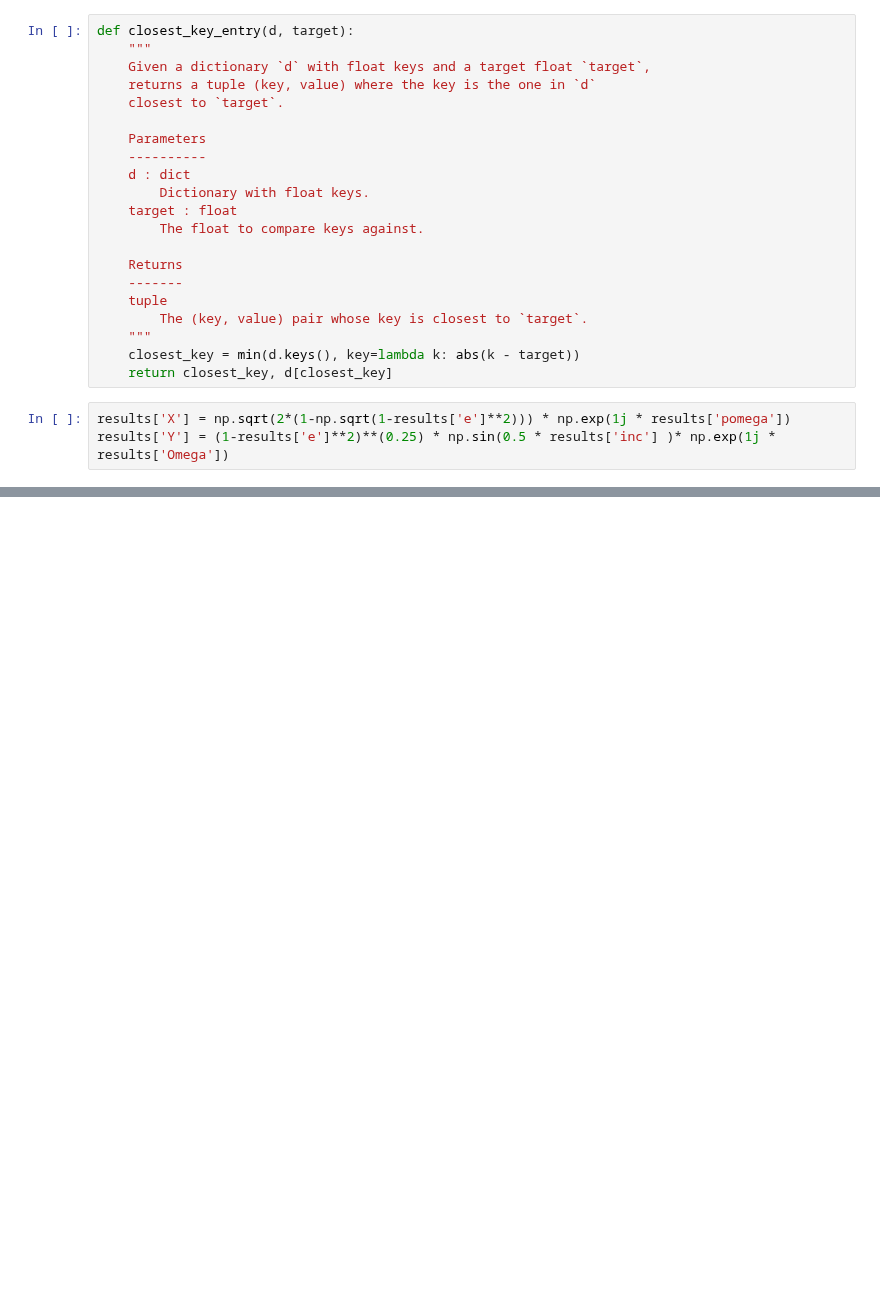
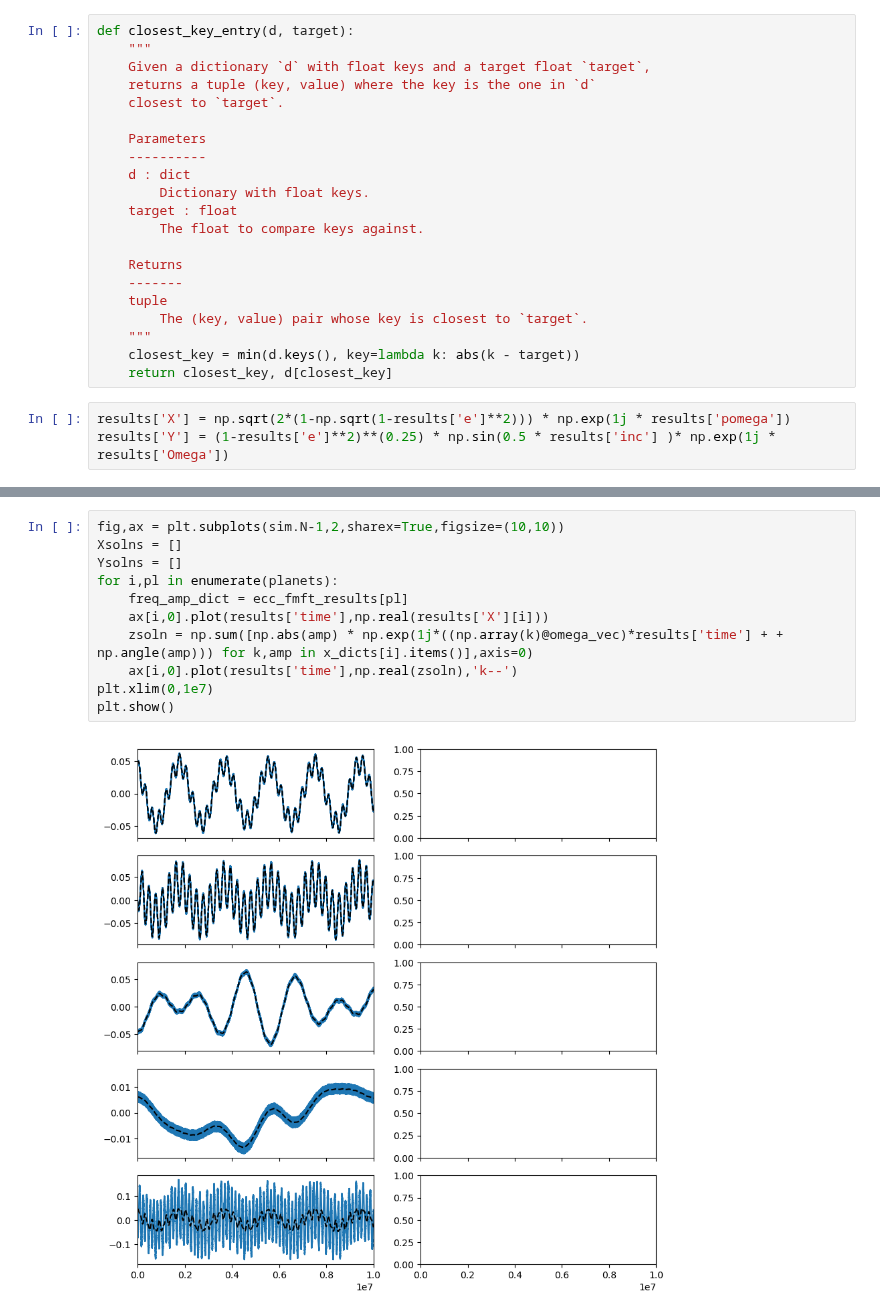
Before and after one commit to kavidey/action-angle-discovery, a Jupyter notebook: Integrations.ipynb, the cells around one changed output, grey strips where cells are left out. Cells and saved outputs as stored; diff of their text form; blank space fills up the shorter version.

```diff
--- a/Integrations.ipynb
+++ b/Integrations.ipynb
@@ -312,0 +316,13 @@ kvec                     omega   err.    amplitude
+# %%
+fig,ax = plt.subplots(sim.N-1,2,sharex=True,figsize=(10,10))
+Xsolns = []
+Ysolns = []
+for i,pl in enumerate(planets):
+    freq_amp_dict = ecc_fmft_results[pl]
+    ax[i,0].plot(results['time'],np.real(results['X'][i]))
+    zsoln = np.sum([np.abs(amp) * np.exp(1j*((np.array(k)@omega_vec)*results['time'] + + np.angle(amp))) for k,amp in x_dicts[i].items()],axis=0)
+    ax[i,0].plot(results['time'],np.real(zsoln),'k--')
+plt.xlim(0,1e7)
+plt.show()
+# %% [output]
+[figure, added]
```
Also changed, not shown: parts of 10 cells of this notebook.
